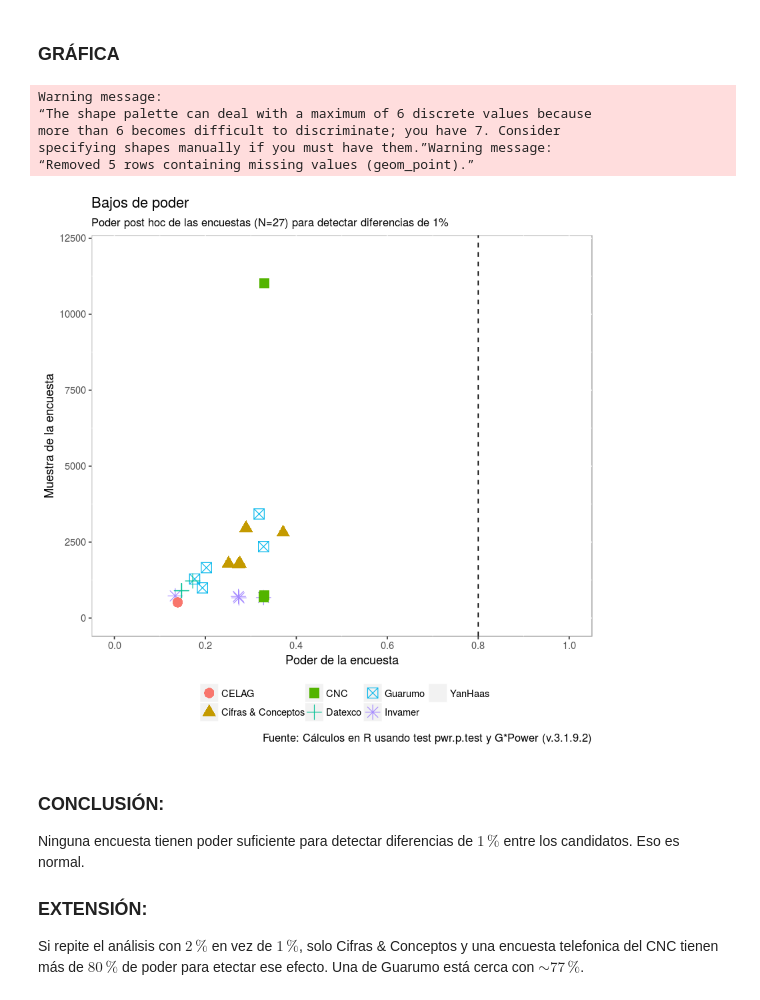
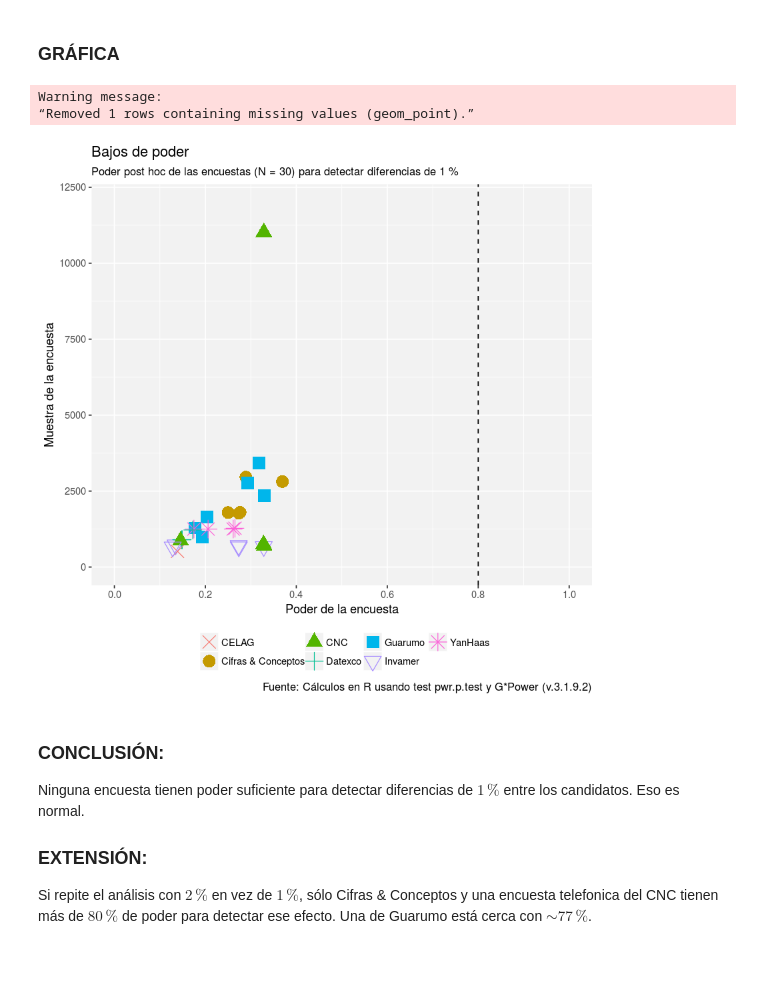
Before and after one commit to rosgori/Pruebas, a Jupyter notebook: Poder.ipynb, the cells around one changed output. Saved outputs shown, nothing was run; the diff lists cells and outputs as text; code cells hidden in the pictures; blank space fills up the shorter version.

Commit message:
Add files via upload
Incluye más encuestas

```diff
--- a/Poder.ipynb
+++ b/Poder.ipynb
@@ -46,15 +68,16 @@ Cálculos de poder para proporciones $p: H_0: p = X, H_1: p > X + e$. Test de un
 # %%
-cons.1 <- 0.5      #Encuestas #: 3-4, 6-9, 16. Default para encuestas #: 1, 10, 12, 14, 18, 21, 22, 24,25
+cons.1 <- 0.5      #Encuestas #: 3-4, 6-9, 16. Default para encuestas #: 1, 10, 12, 14, 18, 21, 22, 24,25, 28, 29
 cons.2 <- 0.2      #Encuestas #: 2, 5, 13, 17, 19, 23
 cons.3 <- 0.25     #Encuestas #: 11
 cons.4 <- 0.14     #Encuestas #: 15, 20
 cons.5 <- 0.24     #Encuestas: 27
+cons.6 <- 0.35     #Encuestas: 30
 eff.1 <- 0.01      #Efecto a detectar 1%
 eff.2 <- 0.02      #Efecto a detectar 2%
 eff.5 <- 0.05      #Efecto a detectar 2%
-a = 0.05           #Nivel de confianza 95%
+a = 0.05 #Nivel de confianza 95%
 # %%
-# Efecto 1%:
+# Efecto diminuto: 1% de diferencia
 
 # Encuestas con proporción mayor a 50%:
 pow.3 <- pwr.p.test(h = ES.h(eff.1+cons.1, cons.1), sig.level = a, alternative = "greater", n = encuestas$muestra_int_voto[3])
@@ -83,6 +106,9 @@ pow.27 <- pwr.p.test(h = ES.h(eff.1+cons.5, cons.5), sig.level = a, alternative
 pow.15 <- pwr.p.test(h = ES.h(eff.1+cons.4, cons.4), sig.level = a, alternative = "greater", n = encuestas$muestra_int_voto[15])
 pow.20 <- pwr.p.test(h = ES.h(eff.1+cons.4, cons.4), sig.level = a, alternative = "greater", n = encuestas$muestra_int_voto[20])
 
+# Encuestas con proporción mayor a 35%:
+pow.30 <- pwr.p.test(h = ES.h(eff.1+cons.6, cons.6), sig.level = a, alternative = "greater", n = encuestas$muestra_int_voto[30])
+
 # Default para las que no especifican: proporción mayor a 50%:
 pow.1 <- pwr.p.test(h = ES.h(eff.1+cons.1, cons.1), sig.level = a, alternative = "greater", n = encuestas$muestra_int_voto[1])
 pow.10 <- pwr.p.test(h = ES.h(eff.1+cons.1, cons.1), sig.level = a, alternative = "greater", n = encuestas$muestra_int_voto[10])
@@ -93,6 +119,8 @@ pow.21 <- pwr.p.test(h = ES.h(eff.1+cons.1, cons.1), sig.level = a, alternative
 pow.22 <- pwr.p.test(h = ES.h(eff.1+cons.1, cons.1), sig.level = a, alternative = "greater", n = encuestas$muestra_int_voto[22])
 pow.24 <- pwr.p.test(h = ES.h(eff.1+cons.1, cons.1), sig.level = a, alternative = "greater", n = encuestas$muestra_int_voto[24])
 pow.25 <- pwr.p.test(h = ES.h(eff.1+cons.1, cons.1), sig.level = a, alternative = "greater", n = encuestas$muestra_int_voto[25])
+pow.28 <- pwr.p.test(h = ES.h(eff.1+cons.1, cons.1), sig.level = a, alternative = "greater", n = encuestas$muestra_int_voto[28])
+pow.29 <- pwr.p.test(h = ES.h(eff.1+cons.1, cons.1), sig.level = a, alternative = "greater", n = encuestas$muestra_int_voto[29])
 
 # Tribble con los resultados
 d.eff.1 <- tribble(~n, ~power1,
@@ -122,7 +150,10 @@ d.eff.1 <- tribble(~n, ~power1,
                    24, pow.24[[4]],
                    25, pow.25[[4]],
 #                   26, pow.26[[4]]
-                   27, pow.27[[4]]
+                   27, pow.27[[4]],
+                   28, pow.28[[4]],
+                   29, pow.29[[4]],
+                   30, pow.30[[4]]
 )
 ## Se puede repetir con un loop para otros tamaños de efectos
 # %% [markdown]
@@ -130,27 +161,25 @@ d.eff.1 <- tribble(~n, ~power1,
 # %%
 #Pegar calculos de poder a los datos de las encuestas
 pow <- left_join(select(encuestas, n, fecha, encuestadora, muestra_int_voto), d.eff.1, by = "n")
 
 # Poder para detectar una diferencia de 1%:
-ggplot(data=filter(pow), aes(x=power1, y=muestra_int_voto))+
-  geom_jitter(aes(shape=encuestadora, color=encuestadora), size=4) +               #Datos 1%
-  geom_vline(xintercept=0.8, linetype="dashed") +                                  #linea de 80% de poder
-  theme(legend.position="bottom", legend.title=element_blank(), panel.background=element_rect(fill="white", color="grey70")) +
-  scale_y_continuous(limits=c(0,12000)) +
-  scale_x_continuous(limits=c(0,1), breaks=c(0,0.2,0.4,0.6,0.8,1)) +
-  labs(y="Muestra de la encuesta",
-       x="Poder de la encuesta",
-       title="Bajos de poder",
-       subtitle="Poder post hoc de las encuestas (N=27) para detectar diferencias de 1%",
-       caption="Fuente: Cálculos en R usando test pwr.p.test y G*Power (v.3.1.9.2)"
-  )
+ggplot(data=filter(pow), aes(x=power1, y=muestra_int_voto)) +
+    geom_jitter(aes(color=encuestadora, shape=encuestadora), size=5) +                 #Datos 1%
+    geom_vline(xintercept=0.8, linetype="dashed") +                                     #linea de 80% de poder
+    theme(legend.position="bottom", legend.title=element_blank(), panel.background=element_rect(fill="grey95")) +
+    scale_y_continuous(limits=c(0,12000)) +
+    scale_x_continuous(limits=c(0,1), breaks=c(0,0.2,0.4,0.6,0.8,1)) +
+    labs(y="Muestra de la encuesta",
+         x="Poder de la encuesta",
+         title="Bajos de poder",
+         subtitle= 'Poder post hoc de las encuestas (N = 30) para detectar diferencias de 1 %',
+         caption="Fuente: Cálculos en R usando test pwr.p.test y G*Power (v.3.1.9.2)"
+         ) +
+    scale_shape_manual(values=c(4,16,17,3,15,25,8))
 # %% [output]
 Warning message:
-“The shape palette can deal with a maximum of 6 discrete values because
-more than 6 becomes difficult to discriminate; you have 7. Consider
-specifying shapes manually if you must have them.”Warning message:
-“Removed 5 rows containing missing values (geom_point).”
+“Removed 1 rows containing missing values (geom_point).”
-[figure, old version]
+[figure, new version]
 # %% [markdown]
 ### CONCLUSIÓN:
 
@@ -158,4 +187,4 @@ Ninguna encuesta tienen poder suficiente para detectar diferencias de $1\,\%$ en
 
 ### EXTENSIÓN:
 
-Si repite el análisis con $2\,\%$ en vez de $1\,\%$, solo Cifras & Conceptos y una encuesta telefonica del CNC tienen más de $80\,\%$ de poder para etectar ese efecto. Una de Guarumo está cerca con $\sim 77\,\%$.
+Si repite el análisis con $2\,\%$ en vez de $1\,\%$, sólo Cifras & Conceptos y una encuesta telefonica del CNC tienen más de $80\,\%$ de poder para detectar ese efecto. Una de Guarumo está cerca con $\sim 77\,\%$.
```
Also changed, not shown: parts of 3 cells of this notebook.
